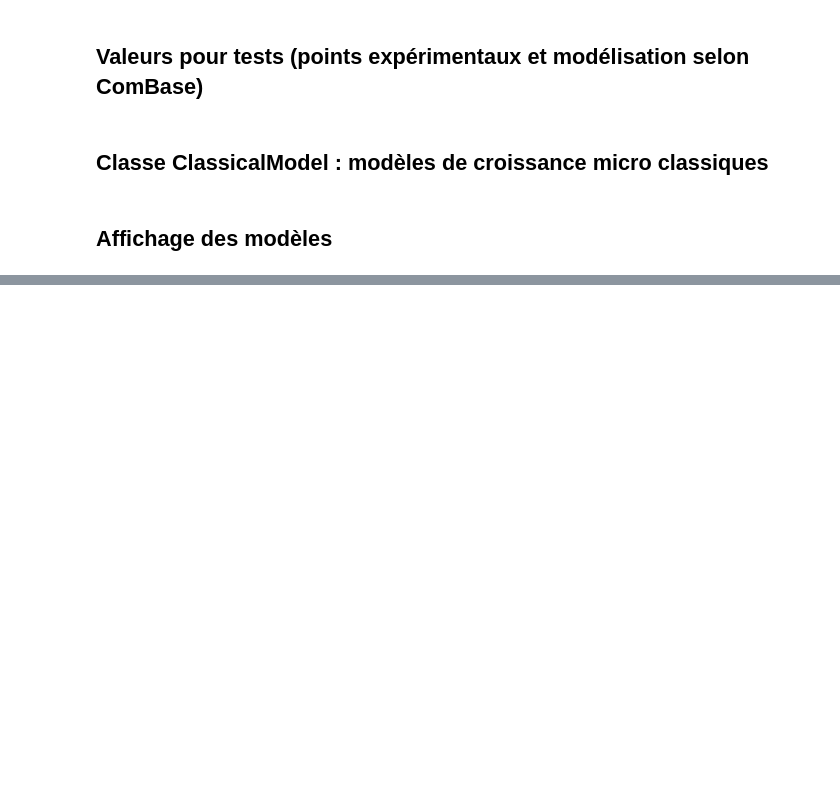
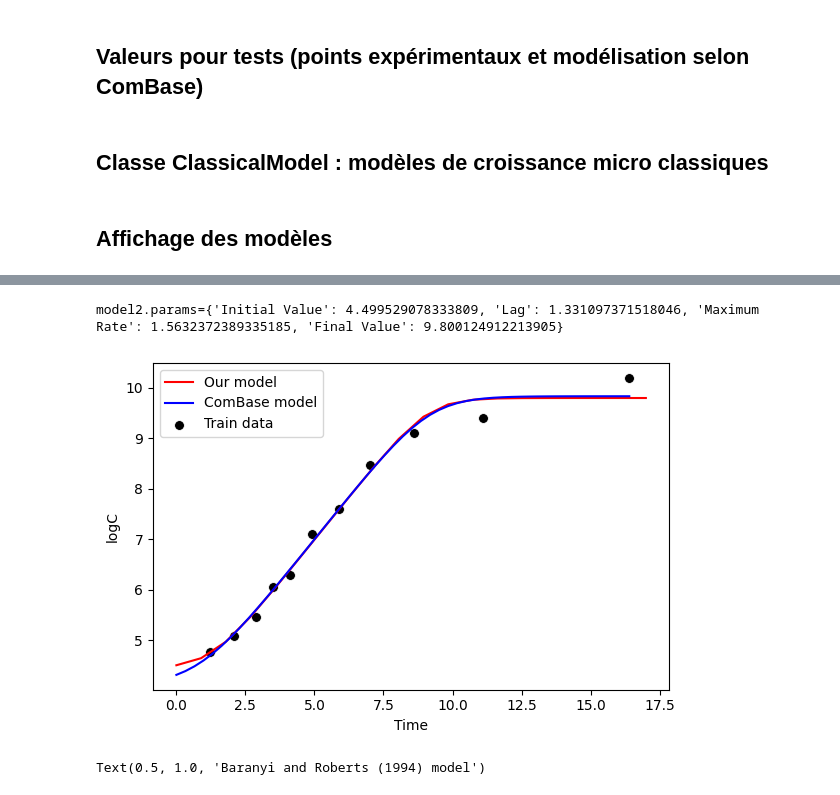
Before and after one commit to lulutinee/safer_food, a Jupyter notebook: notebooks/Utils.ipynb, the cells around one changed output, grey strips where cells are left out. Saved outputs shown, nothing was run; the diff lists cells and outputs as text; code cells hidden in the pictures; blank space fills up the shorter version.

```diff
--- a/notebooks/Utils.ipynb
+++ b/notebooks/Utils.ipynb
@@ -188,0 +317,14 @@ model.params={'logC0': 4.815885765040695, 'mu': 0.3922489894320881}
+# %%
+model2 = ClassicalModel()
+model2.fit(dummy_train['time'], dummy_train['logC'], model='baranyi')
+print(f'{model2.params=}')
+t_model = np.linspace(0, 17, 20)
+logC_model = model2.predict(t_model)
+fig, ax = plot_models({'time':t_model, 'logC':logC_model},
+            dummy_val_baranyi,
+            dummy_train)
+ax.set_title('Baranyi and Roberts (1994) model')
+# %% [output]
+model2.params={'Initial Value': 4.499529078333809, 'Lag': 1.331097371518046, 'Maximum Rate': 1.5632372389335185, 'Final Value': 9.800124912213905}
+[figure, added]
+Text(0.5, 1.0, 'Baranyi and Roberts (1994) model')
```
Also changed, not shown: parts of 4 cells of this notebook.
